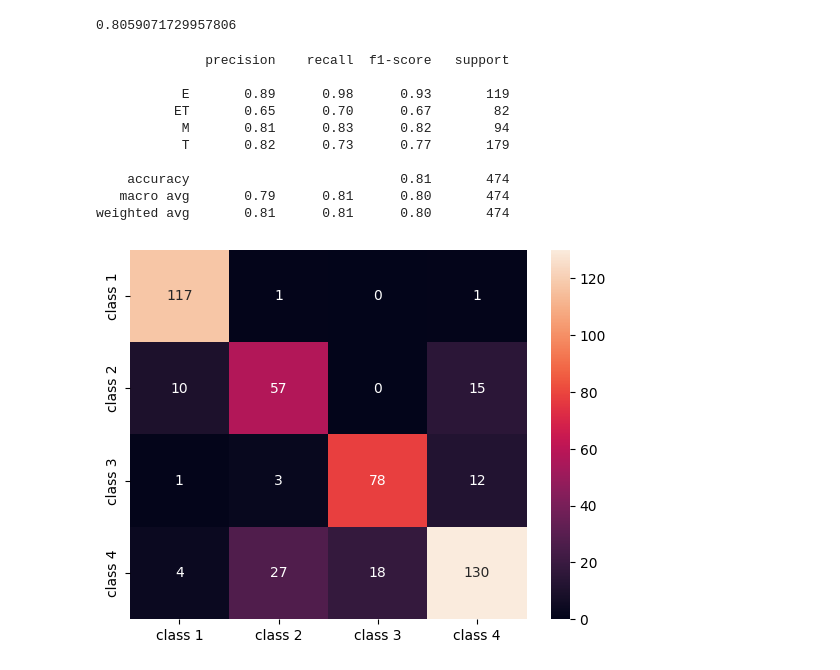
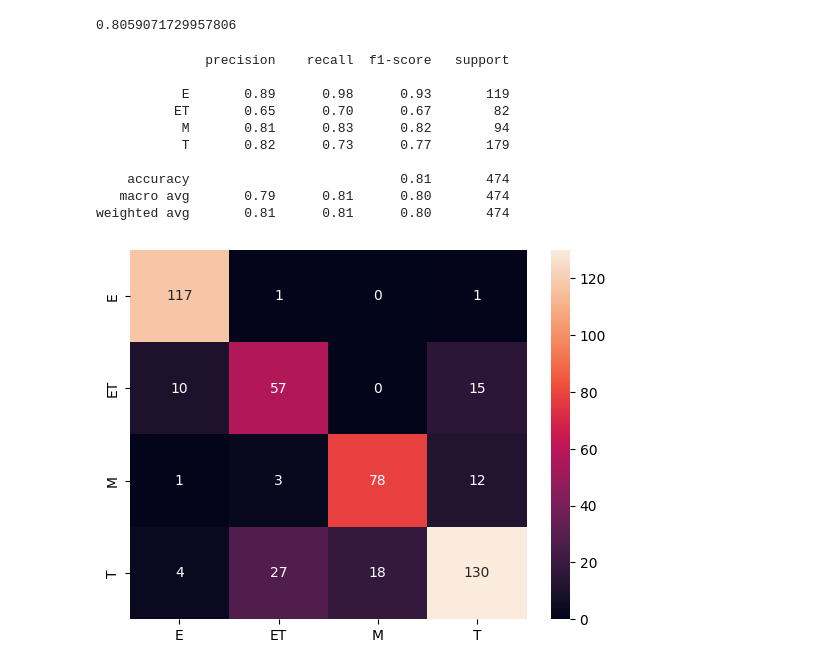
Before and after one commit to RemcoDewlde/introduction_to_machine-learning_windesheim, a Jupyter notebook: k-nearest_neighbors/k-nearest_neighbors.ipynb, the cells around one changed output. Drawn from its saved outputs; the diff is of its cells as text; code cells hidden in the pictures.

```diff
--- a/k-nearest_neighbors/k-nearest_neighbors.ipynb
+++ b/k-nearest_neighbors/k-nearest_neighbors.ipynb
@@ -71,24 +67,24 @@ print(acc)
 0.8059071729957806
 # %%
 # Adding classes names for better interpretation
-classes_names = ['class 1','class 2','class 3', 'class 4']
+classes_names = ratings
 cm = pd.DataFrame(confusion_matrix(y_test, y_pred),
                   columns=classes_names, index = classes_names)
 
 sns.heatmap(cm, annot=True, fmt='d')
 print(classification_report(y_test, y_pred))
 # %% [output]
               precision    recall  f1-score   support
 
            E       0.89      0.98      0.93       119
           ET       0.65      0.70      0.67        82
            M       0.81      0.83      0.82        94
            T       0.82      0.73      0.77       179
 
     accuracy                           0.81       474
    macro avg       0.79      0.81      0.80       474
 weighted avg       0.81      0.81      0.80       474
-[figure, old version]
+[figure, new version]
 # %%
 f1s = []
 
```
Also changed, not shown: parts of 9 cells of this notebook.
